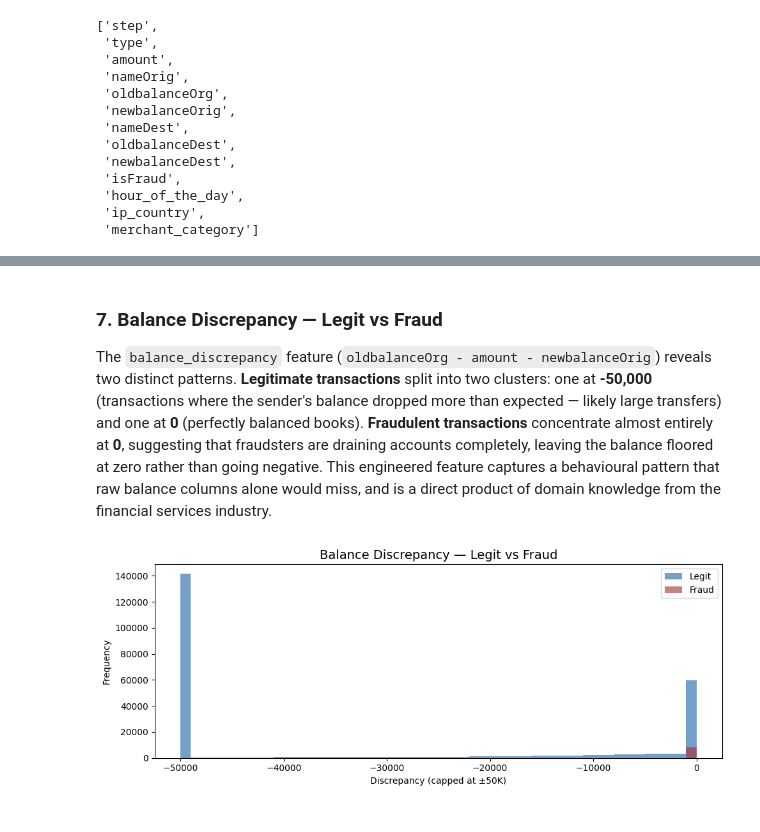
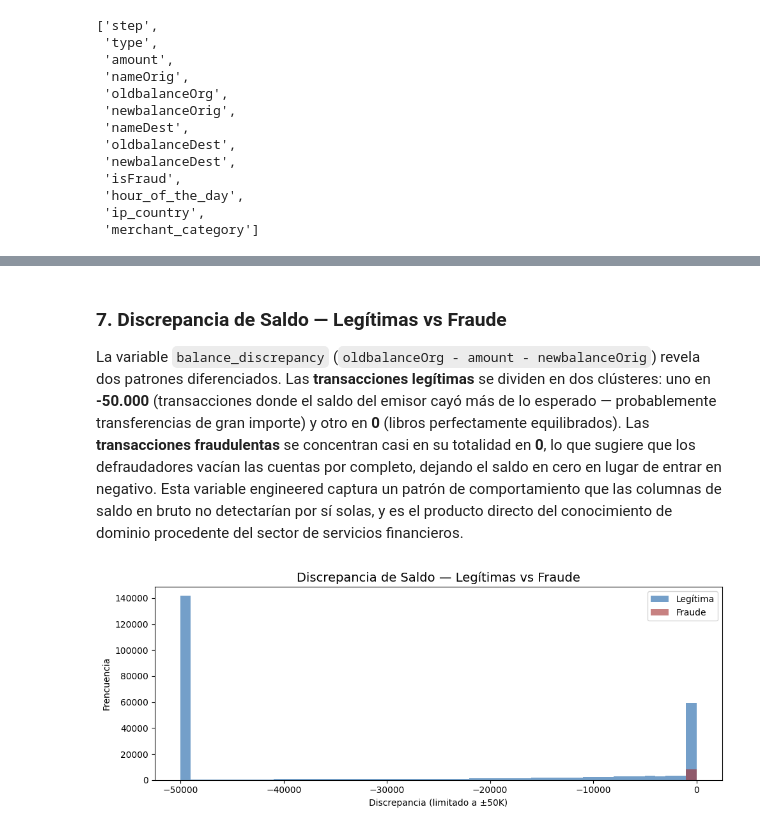
Before and after one commit to DarkKrismon/Desafio_Grupo1, a Jupyter notebook: notebooks/01_EDA.ipynb, the cells around one changed output, grey strips where cells are left out. Drawn from its saved outputs; the diff is of its cells as text; code cells hidden in the pictures.

```diff
--- a/notebooks/01_EDA.ipynb
+++ b/notebooks/01_EDA.ipynb
@@ -44,7 +48,7 @@ df_balanced.head()
 | 3 | 355 | PAYMENT | 1716.05 | C913764937 | 5769.17 | 4053.13 | M1387429131 | 0.00 | ... |
 | 4 | 354 | CASH_IN | 253129.93 | C2017736577 | 1328499.49 | 1581629.42 | C407484102 | 2713220.48 | ... |
 # %%
-df_balanced = df_balanced.drop(columns = "isFlaggedFraud")
+df_eda = df_eda.drop(columns = "isFlaggedFraud")
 # %%
-df_balanced["hour_of_the_day"] = df_balanced["step"] % 24
+df_eda["hour_of_the_day"] = df_eda["step"] % 24
 # %%
@@ -60,7 +64,7 @@ df_balanced.head()
 high_risk_countries = ['KH', 'CN', 'VE', 'CI', 'NG']
 low_risk_countries = ['ES', 'US', 'DE', 'FR', 'GB']
 
-df_balanced['ip_country'] = df_balanced['isFraud'].apply(
+df_eda['ip_country'] = df_eda['isFraud'].apply(
     lambda x: np.random.choice(high_risk_countries)
     if (x == 1 and np.random.random() < 0.6)
     else np.random.choice(low_risk_countries)
@@ -69,7 +73,7 @@ df_balanced['ip_country'] = df_balanced['isFraud'].apply(
 high_risk_categories = ['crypto', 'electronics']
 low_risk_categories = ['grocery', 'restaurant', 'pharmacy', 'fuel', 'transport']
 
-df_balanced['merchant_category'] = df['isFraud'].apply(
+df_eda['merchant_category'] = df_eda['isFraud'].apply(
     lambda x: np.random.choice(high_risk_categories)
     if (x == 1 and np.random.random() < 0.65)
     else np.random.choice(low_risk_categories)
@@ -262,28 +278,31 @@ plt.show()
 # %% [markdown]
-### 7. Balance Discrepancy — Legit vs Fraud
+### 7. Discrepancia de Saldo — Legítimas vs Fraude
 
-The `balance_discrepancy` feature (`oldbalanceOrg - amount - newbalanceOrig`) reveals two distinct
-patterns. **Legitimate transactions** split into two clusters: one at **-50,000** (transactions where
-the sender's balance dropped more than expected — likely large transfers) and one at **0** (perfectly
-balanced books). **Fraudulent transactions** concentrate almost entirely at **0**, suggesting that
-fraudsters are draining accounts completely, leaving the balance floored at zero rather than going
-negative. This engineered feature captures a behavioural pattern that raw balance columns alone would
-miss, and is a direct product of domain knowledge from the financial services industry.
+La variable `balance_discrepancy` (`oldbalanceOrg - amount - newbalanceOrig`) revela dos patrones
+diferenciados. Las **transacciones legítimas** se dividen en dos clústeres: uno en **-50.000**
+(transacciones donde el saldo del emisor cayó más de lo esperado — probablemente transferencias de
+gran importe) y otro en **0** (libros perfectamente equilibrados). Las **transacciones fraudulentas**
+se concentran casi en su totalidad en **0**, lo que sugiere que los defraudadores vacían las cuentas
+por completo, dejando el saldo en cero en lugar de entrar en negativo. Esta variable engineered captura
+un patrón de comportamiento que las columnas de saldo en bruto no detectarían por sí solas, y es el
+producto directo del conocimiento de dominio procedente del sector de servicios financieros.
 # %%
-df_balanced["balance_discrepancy"] = df_balanced["oldbalanceOrg"] - df_balanced["amount"] - df_balanced["newbalanceOrig"]
+df_eda["balance_discrepancy"] = df_eda["oldbalanceOrg"] - df_eda["amount"] - df_eda["newbalanceOrig"]
 
 fig, ax = plt.subplots(figsize = (10,4))
-df_balanced[df_balanced["isFraud"] == 0]["balance_discrepancy"].clip(-50000, 50000).plot(
-    kind = "hist", bins = 50, alpha = 0.6, color = "#185FA5", label = "Legit", ax = ax
+df_eda[df_eda["isFraud"] == 0]["balance_discrepancy"].clip(-50000, 50000).plot(
+    kind = "hist", bins = 50, alpha = 0.6, color = "#185FA5", label = "Legítima", ax = ax
 )
-df_balanced[df_balanced["isFraud"] == 1]["balance_discrepancy"].clip(-50000, 50000).plot(
-    kind = "hist", bins = 50, alpha = 0.6, color = "#A32D2D", label = "Fraud", ax = ax
+df_eda[df_eda["isFraud"] == 1]["balance_discrepancy"].clip(-50000, 50000).plot(
+    kind = "hist", bins = 50, alpha = 0.6, color = "#A32D2D", label = "Fraude", ax = ax
 )
-ax.set_title("Balance Discrepancy — Legit vs Fraud", fontsize = 14)
-ax.set_xlabel("Discrepancy (capped at ±50K)")
+ax.set_title("Discrepancia de Saldo — Legítimas vs Fraude", fontsize = 14)
+ax.set_xlabel("Discrepancia (limitado a ±50K)")
+ax.set_ylabel("Frencuencia")
 ax.legend()
 plt.tight_layout()
+plt.savefig("../reports/07_discrepancia_saldo.png", dpi = 150, bbox_inches = "tight")
 plt.show()
 # %% [output]
-[figure, old version]
+[figure, new version]
 # %% [markdown]
```
Also changed, not shown: parts of 26 cells of this notebook, 7 other files.
